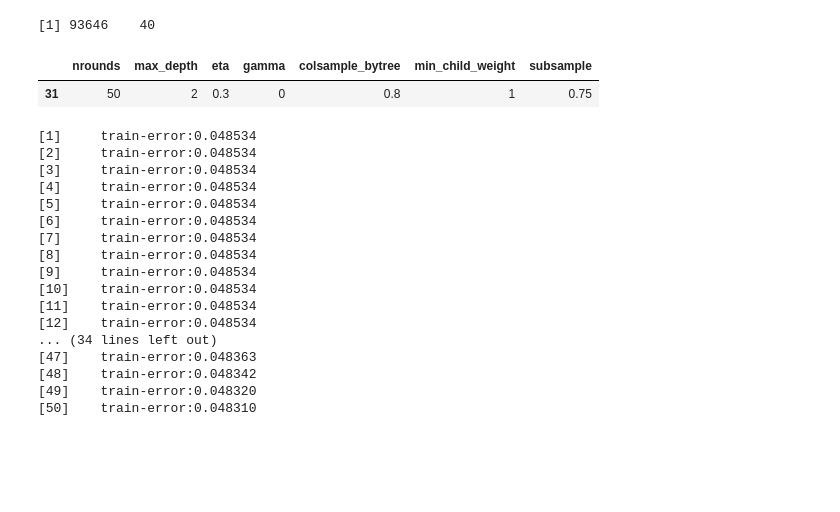
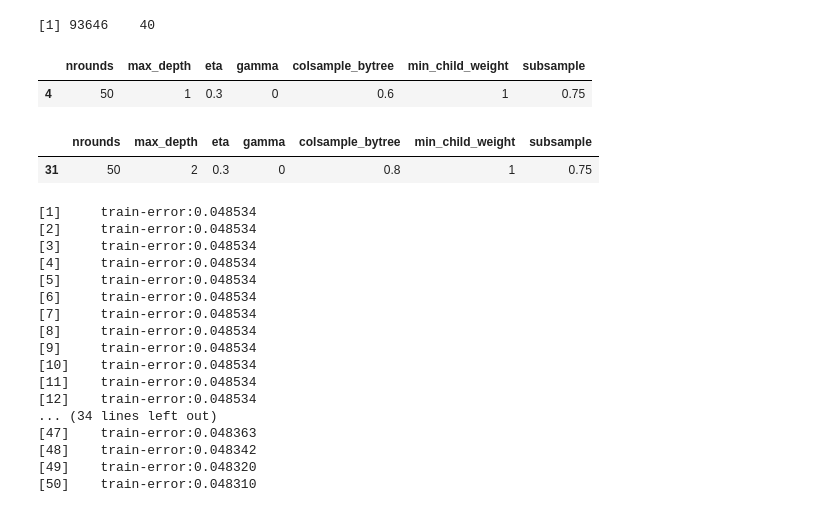
Before and after one commit to Noctiphobia/ABH-Classification, a Jupyter notebook: preproc-xgboost-preds.ipynb, the cells around one changed output. Drawn from its saved outputs; the diff is of its cells as text; code cells hidden in the pictures; blank space fills up the shorter version.

```diff
--- a/preproc-xgboost-preds.ipynb
+++ b/preproc-xgboost-preds.ipynb
@@ -1242,0 +1770,13 @@ any(sapply(test2,function(t2)any(is.na(t2))))
+# %%
+telehubstatus = sapply(test2m$TelehubStatus__c, function(u){
+    u = tolower(as.character(u))
+    if (is.na(u)){NA}else if
+        (regexpr('in_progres',u,ignore.case=T)>0) {"in_progress"} else if
+        (regexpr('success',u,ignore.case=T)>0){"success"}  else if
+        (regexpr('failed',u,ignore.case=T)>0){"failed"}  else
+            {u}
+})
+
+telehubstatus = as.factor(telehubstatus)
+telehubstatus = addNA(telehubstatus)
+test2m$TelehubStatus__c = telehubstatus
@@ -1242,0 +1793,3 @@ any(sapply(test2,function(t2)any(is.na(t2))))
+# %%
+test2m$is_damaged = as.factor(test$is_damaged)
+mdtest2m = sparse.model.matrix(~.,test2m)
@@ -1251,7 +1888,7 @@ all((head(colnames(train4),-1))==(colnames(test2))) #head -1 jest użyte by usun
 # %%
 #macierze rzadkie
-mdtrain = sparse.model.matrix(Sale.success ~ ., train4)
-mdtest = sparse.model.matrix(~ .,test2)
+mdtrain = sparse.model.matrix(Sale.success ~ ., train4tml)
+mdtest = sparse.model.matrix(~ .,test2m)
 #dane testowe mają mniej leveli factorów
 dim(mdtrain)
 dim(mdtest)
@@ -1266,6 +1903,6 @@ trainxg = xgb.DMatrix(mdtrain,label=train4$Sale.success)
 xg=  xgboost(trainxg, nrounds=10, objective = "binary:logistic")
 
 xgi = xgb.importance(colnames(mdtrain),xg)
-xgselected = xgi$Feature[which(xgi$Gain>=0.001)]
+xgselected = head(xgi$Feature,40)
 xgcols = sapply(xgselected,function(xgs){which(colnames(mdtrain)==xgs)})
 # %% [output]
@@ -1342,6 +2023,13 @@ xgy = as.factor(train4$Sale.success[sa])
 xgModel = train(xgx,xgy,
     method = "xgbTree",
     trControl = xgFitControl)
+# %%
+#tuning
+besttune = xgModel$bestTune
+besttune
+# %% [output]
+|  | nrounds | max_depth | eta | gamma | colsample_bytree | min_child_weight | subsample |
+| 4 | 50 | 1 | 0.3 | 0 | 0.6 | 1 | 0.75 |
 # %%
 #tuning
 besttune = xgModel$bestTune
```
Also changed, not shown: parts of 115 cells of this notebook.
